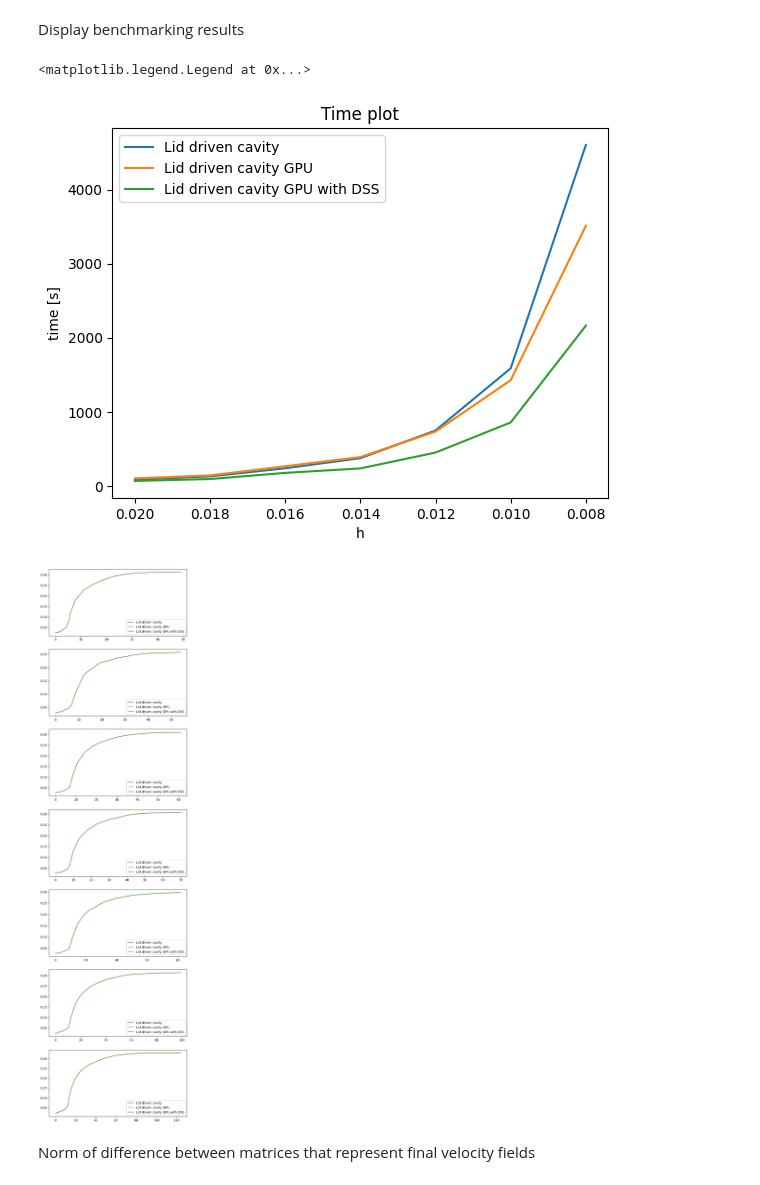
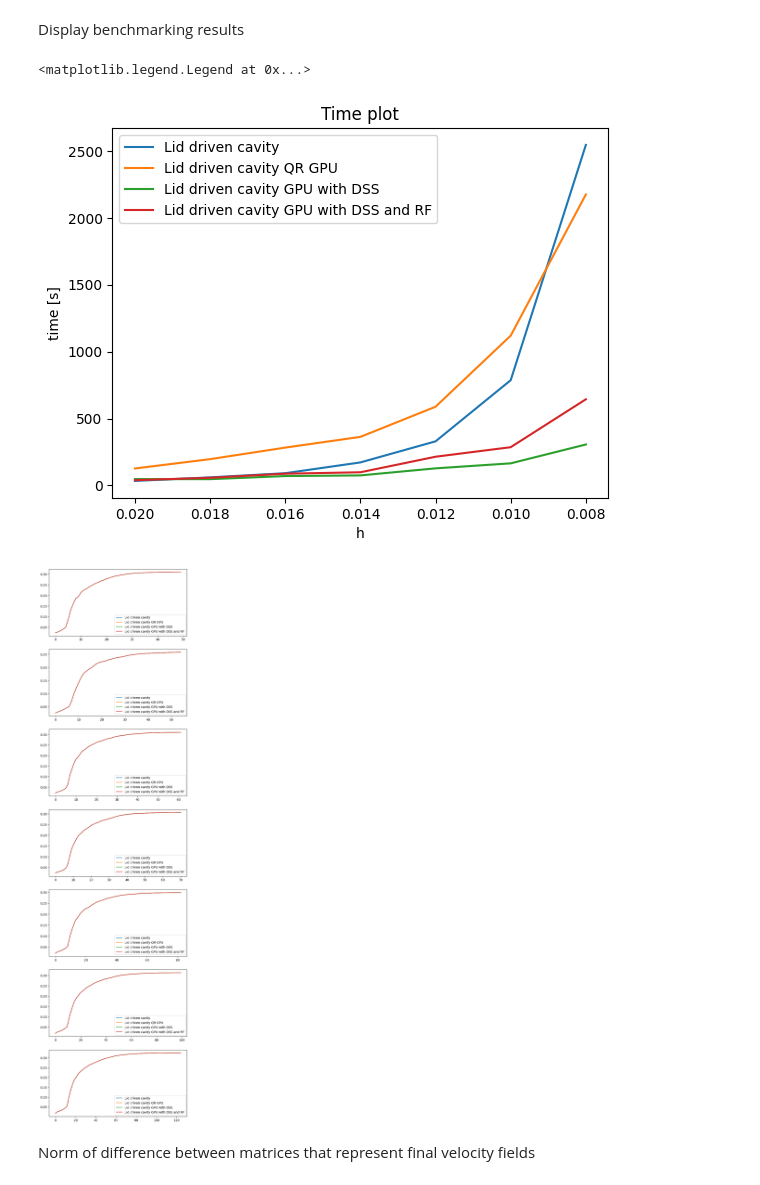
Before and after one commit to ggasper/lid-driven-cavity-gpu, a Jupyter notebook: benchmark/benchmark.ipynb, the cells around one changed output. Drawn from its saved outputs; the diff is of its cells as text; code cells hidden in the pictures.

```diff
--- a/benchmark/benchmark.ipynb
+++ b/benchmark/benchmark.ipynb
@@ -5,41 +5,35 @@ from pathlib import Path
 from xml.etree import ElementTree
 path = "bin"
 programs = {
-    "Lid driven cavity": "lidDriven",
-    "Lid driven cavity GPU": "lidDrivenGPU",
+    "Lid driven cavity": ("SparseLUWrapper", "SparseLUWrapper"),
+    "Lid driven cavity QR GPU": ("QR", "SparseLUWrapper"),
     # "Lid driven cavity iterative GPU" : "lidDrivenIterativeGPU" # useless...
-    "Lid driven cavity GPU with DSS" : "lidDrivenDSSGPU"
+    "Lid driven cavity GPU with DSS" : ("DSS", "SparseLUWrapper"),
+    "Lid driven cavity GPU with DSS and RF" : ("DSS", "RF")
 }
 hs = [h/1000.0 for h in range(20, 6, -2)]
 # %% [markdown]
 Create parameter files
 # %%
 def get_output_path(program, h):
-    return Path("benchmark", f"{program}_{int(h*1000):0>2}_result.h5")
+    return Path("benchmark", f"lidDriven_{program}_{int(h*1000):0>2}_result.h5")
 def get_param_path(program, h):
     return Path("..", "params", "benchmark", f"chanelFlow_{program}_{int(h*1000):0>2}.xml")
 # %%
 parameter_path = Path("..", "params")
 default_param = parameter_path / "chanelFlow.xml"
-for name, program in programs.items():
+for name, (solver_u, solver_p) in programs.items():
     params_tree = ElementTree.parse(default_param)
     root = params_tree.getroot()
     for h in hs:
         num_xml = root.find("./num")
         num_xml.set('h', str(h))
+        case_xml = root.find("./case")
+        case_xml.set('solver_u', solver_u)
+        case_xml.set('solver_p', solver_p)
         output = root.find("./output")
-        output.set("hdf5_name", str(Path('..') / get_output_path(program, h)))
-        param_output_path = get_param_path(program, h)
+        output.set("hdf5_name", str(Path('..') / get_output_path(f"{solver_u}_{solver_p}", h)))
+        param_output_path = get_param_path(f"{solver_u}_{solver_p}", h)
         params_tree.write(param_output_path)
 # %% [markdown]
 Run program for every parameter file
-# %%
-for name, program in programs.items():
-    for h in hs:
-        param_path = get_param_path(program, h)
-        program_path = Path("..", "bin", program)
-        output_path = Path('..') / get_output_path(program, h)
-        if Path.exists(output_path):
-            continue
-        print("Executing", name, "for h =", h)
-        !../bin/{program} {param_path}
@@ -69,34 +175,34 @@ import h5py
 import numpy as np
 # %%
 fig, ax = plt.subplots()
-for name, program in programs.items():
+for name, (solver_u, solver_p) in programs.items():
     ts = []
     for h in hs:
-        result_file = Path("..") / get_output_path(program, h)
+        result_file = Path("..") / get_output_path(f"{solver_u}_{solver_p}", h)
         with h5py.File(result_file) as f:
             time = f.attrs["time"]
             ts.append(time)
     ax.plot(hs, ts, label=name)
 plt.gca().invert_xaxis()
 ax.set_xlabel('h')
 ax.set_ylabel('time [s]')
 ax.set_title("Time plot")
 ax.legend()
 # %% [output]
 <matplotlib.legend.Legend at 0x...>
-[figure, old version]
+[figure, new version]
 # %%
 fig, axs = plt.subplots(len(hs), figsize=(8,32))
 for i, h in enumerate(hs):
-    for name, program in programs.items():
-        result_file = Path('..') / get_output_path(program, h)
+    for name, (solver_u, solver_p) in programs.items():
+        result_file = Path('..') / get_output_path(f"{solver_u}_{solver_p}", h)
         with h5py.File(result_file) as f:
             velocity = np.array(f['max_u_y'], dtype=np.float64)
             xs = list(range(len(velocity[0])))
             axs[i].plot(xs, velocity[0], label=name)
             axs[i].legend()
 # %% [output]
-[figure, old version]
+[figure, new version]
 # %% [markdown]
 Norm of difference between matrices that represent final velocity fields
 # %%
```
Also changed, not shown: parts of 3 cells of this notebook, 7 other files.
